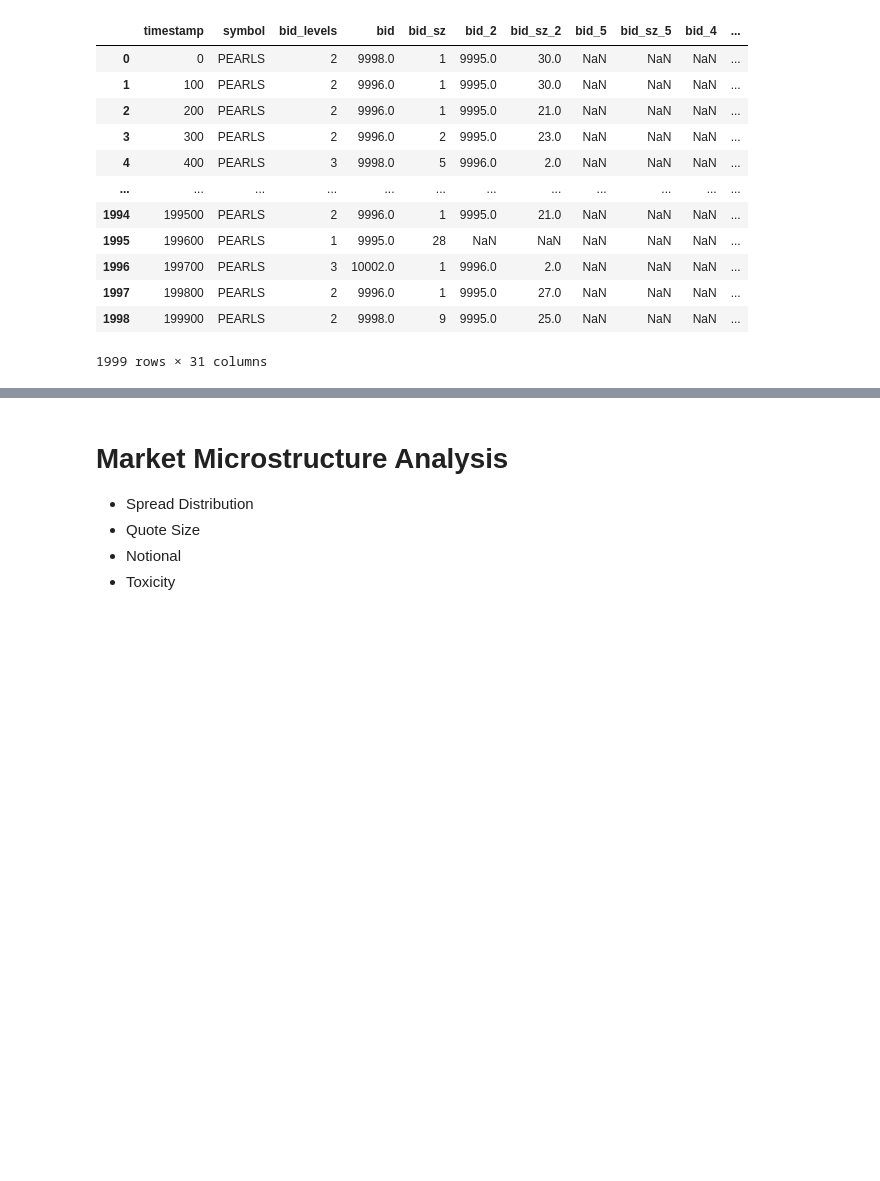
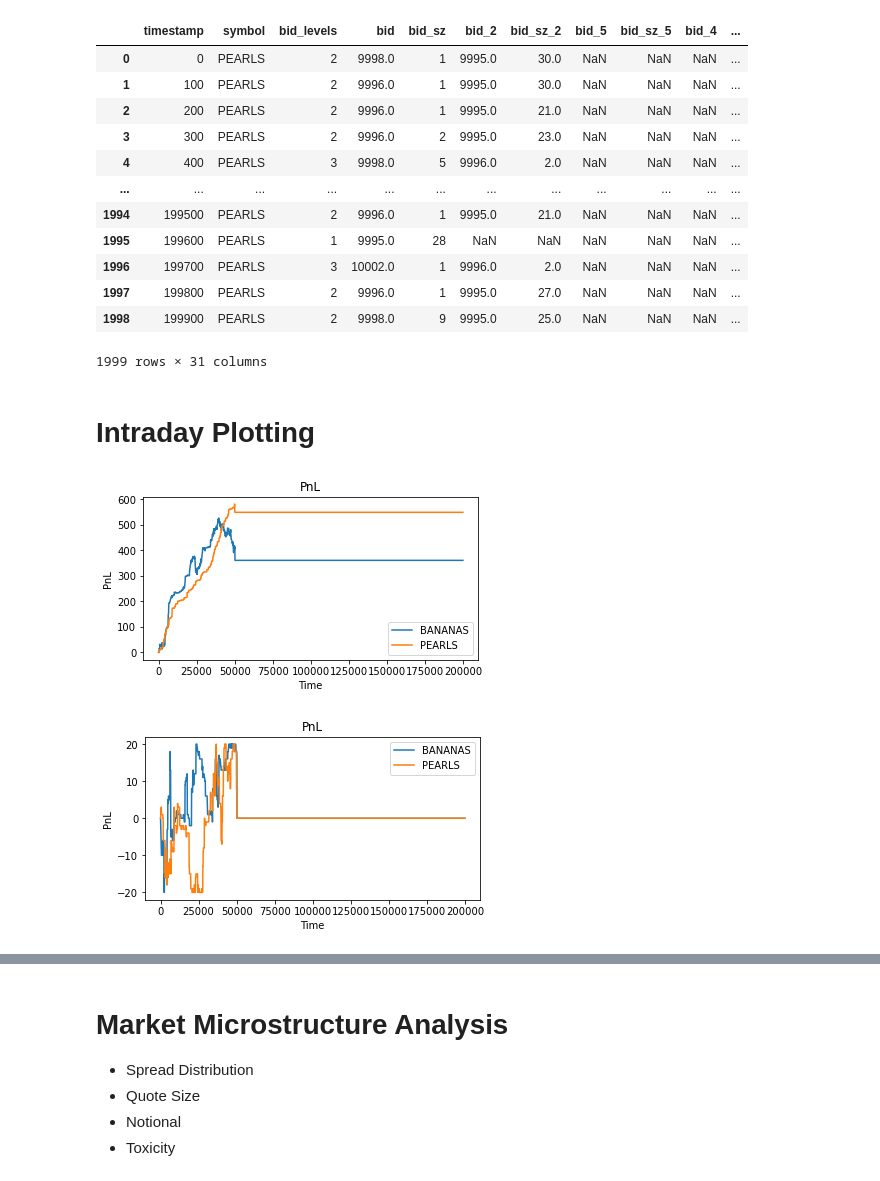
Before and after one commit to XiuLuoShen/imc_prosperity, a Jupyter notebook: ResultsAnalysis.ipynb, the cells around one changed output, grey strips where cells are left out. Saved outputs shown, nothing was run; the diff lists cells and outputs as text; code cells hidden in the pictures; blank space fills up the shorter version.

```diff
--- a/ResultsAnalysis.ipynb
+++ b/ResultsAnalysis.ipynb
@@ -182,6 +182,8 @@ def process_market_trades(market_trades):
 def process_own_trades(own_trades):
     """ Processing of dataframe for own_trades
     """
+
+    # Side refers to side of algo
     own_trades['side'] = own_trades.apply(lambda x: 1 if x['buyer'] else -1, axis=1)
     own_trades.drop(columns=['buyer', 'seller'], inplace=True)
     return
@@ -226,13 +228,24 @@ def combine_quote_trades(quote, trades):
     quote.loc[quote.vwap.isna(), 'vwap'] = quote.loc[quote.vwap.isna(), 'mid_price']
     return quote
 
+def fill_active(x):
+    if x['side'] == 1:
+        # Buy
+        return x['price'] >= x['ask']
+    else:
+        return x['price'] <= x['bid']
 
 def combine_orders_fills(orders, fills):
     """ Combine orders sent with fills that the order got in the market
     """
     if orders.empty:
         return orders
-    fills['active'] = fills.duplicated(subset=['symbol','timestamp','price', 'side'])
+    fills['active'] = fills.apply(fill_active, axis=1)
+    # Active orders where remaining volume was left on the book
+    fills['dup'] = False
+    fills.loc[fills['active'], 'dup'] = fills.loc[fills['active']].duplicated(subset=['symbol','timestamp','price', 'side', 'active'])
+    fills.loc[fills['dup'], 'active'] = False
+    fills.drop(columns=['dup'], inplace=True)
     fills['active_qty'] = fills['active']*fills['quantity']
     fills['passive_qty'] = (~fills['active'])*fills['quantity']
 
@@ -240,6 +253,10 @@ def combine_orders_fills(orders, fills):
     fill_data.reset_index(inplace=True)
     fill_data.rename(columns={'quantity': 'fill_qty'}, inplace=True)
     orders = orders.merge(fill_data, how='left', on=['symbol','timestamp','price','side'])
+    for col in ['fill_qty','active_qty','passive_qty']:
+        orders[col].fillna(0, inplace=True)
+    orders['fill_pct'] = np.abs(orders['fill_qty']/orders['quantity'])
+
     return orders
 
 
@@ -294,7 +311,8 @@ def augment_trade_data(trades):
 # %% [markdown]
 # Data Loading
 # %%
-file_name = "2312297e-2388-454d-b73e-f2356ab2d899"
+file_name = "8f0869f1-92cf-4f57-8473-d0751a20ad05"
+file_name = "ad3515ab-8af6-4d77-bdec-6c9e48b8ee5f"
 # file_name = "baseline"
 
 log_file = "logs/{}.log".format(file_name)
@@ -324,3 +358,5 @@ quote_md
 | 1997 | 199800 | PEARLS | 2 | 9996.0 | 1 | 9995.0 | 27.0 | NaN | NaN | NaN | ... |
 | 1998 | 199900 | PEARLS | 2 | 9998.0 | 9 | 9995.0 | 25.0 | NaN | NaN | NaN | ... |
 1999 rows × 31 columns
+# %% [markdown]
+# Intraday Plotting
@@ -326,0 +423,6 @@ quote_md
+# %%
+plot_pnl(results)
+plot_position(dfs['positions'])
+# %% [output]
+[figure, new version]
+[figure, added]
```
Also changed, not shown: parts of 15 cells of this notebook, 4 other files.
